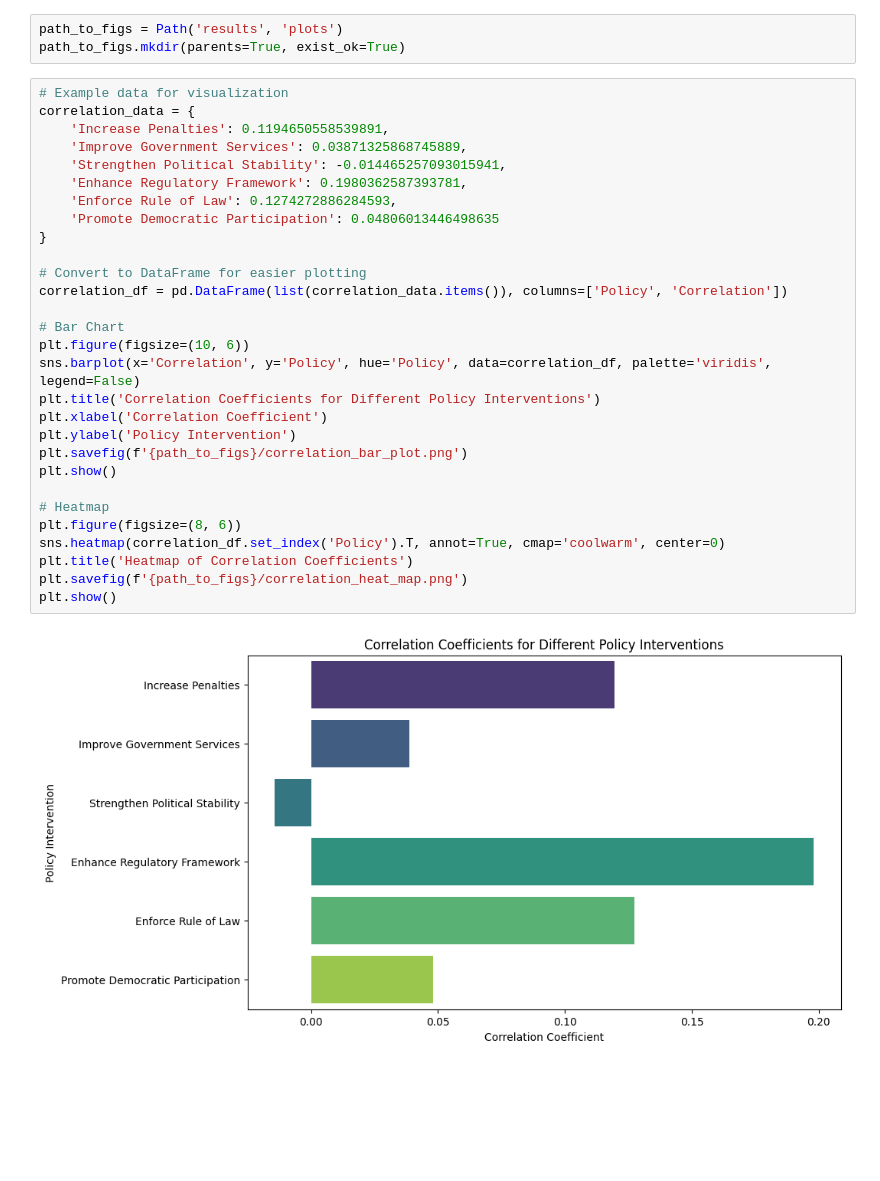
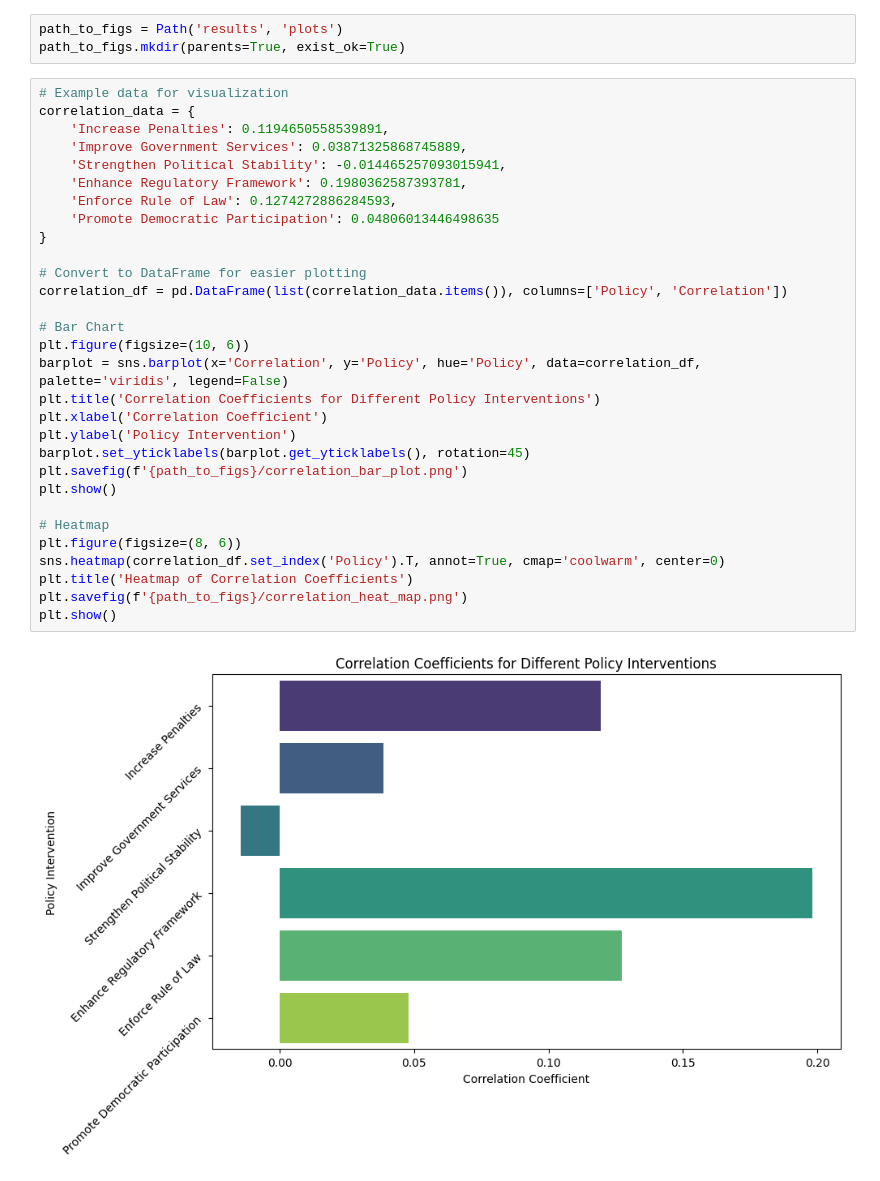
Before and after one commit to marklekina/combating_corruption_with_egt, a Jupyter notebook: analysis.ipynb, the cells around one changed output. Saved outputs shown, nothing was run; the diff lists cells and outputs as text; blank space fills up the shorter version.

Commit message:
update on the visualization

```diff
--- a/analysis.ipynb
+++ b/analysis.ipynb
@@ -261,32 +261,33 @@ path_to_figs.mkdir(parents=True, exist_ok=True)
 # %%
 # Example data for visualization
 correlation_data = {
     'Increase Penalties': 0.1194650558539891,
     'Improve Government Services': 0.03871325868745889,
     'Strengthen Political Stability': -0.014465257093015941,
     'Enhance Regulatory Framework': 0.1980362587393781,
     'Enforce Rule of Law': 0.1274272886284593,
     'Promote Democratic Participation': 0.04806013446498635
 }
 
 # Convert to DataFrame for easier plotting
 correlation_df = pd.DataFrame(list(correlation_data.items()), columns=['Policy', 'Correlation'])
 
 # Bar Chart
 plt.figure(figsize=(10, 6))
-sns.barplot(x='Correlation', y='Policy', hue='Policy', data=correlation_df, palette='viridis', legend=False)
+barplot = sns.barplot(x='Correlation', y='Policy', hue='Policy', data=correlation_df, palette='viridis', legend=False)
 plt.title('Correlation Coefficients for Different Policy Interventions')
 plt.xlabel('Correlation Coefficient')
 plt.ylabel('Policy Intervention')
+barplot.set_yticklabels(barplot.get_yticklabels(), rotation=45)
 plt.savefig(f'{path_to_figs}/correlation_bar_plot.png')
 plt.show()
 
 # Heatmap
 plt.figure(figsize=(8, 6))
 sns.heatmap(correlation_df.set_index('Policy').T, annot=True, cmap='coolwarm', center=0)
 plt.title('Heatmap of Correlation Coefficients')
 plt.savefig(f'{path_to_figs}/correlation_heat_map.png')
 plt.show()
 # %% [output]
-[figure, old version]
+[figure, new version]
 [figure]
```
Also changed, not shown: 2 other files.
